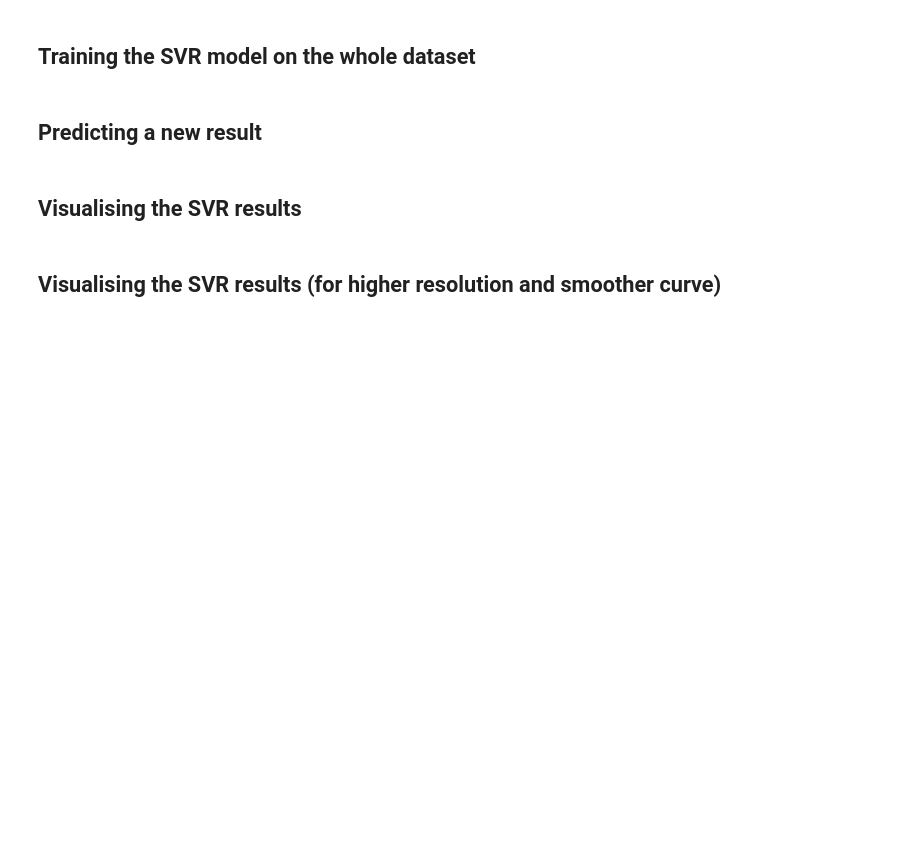
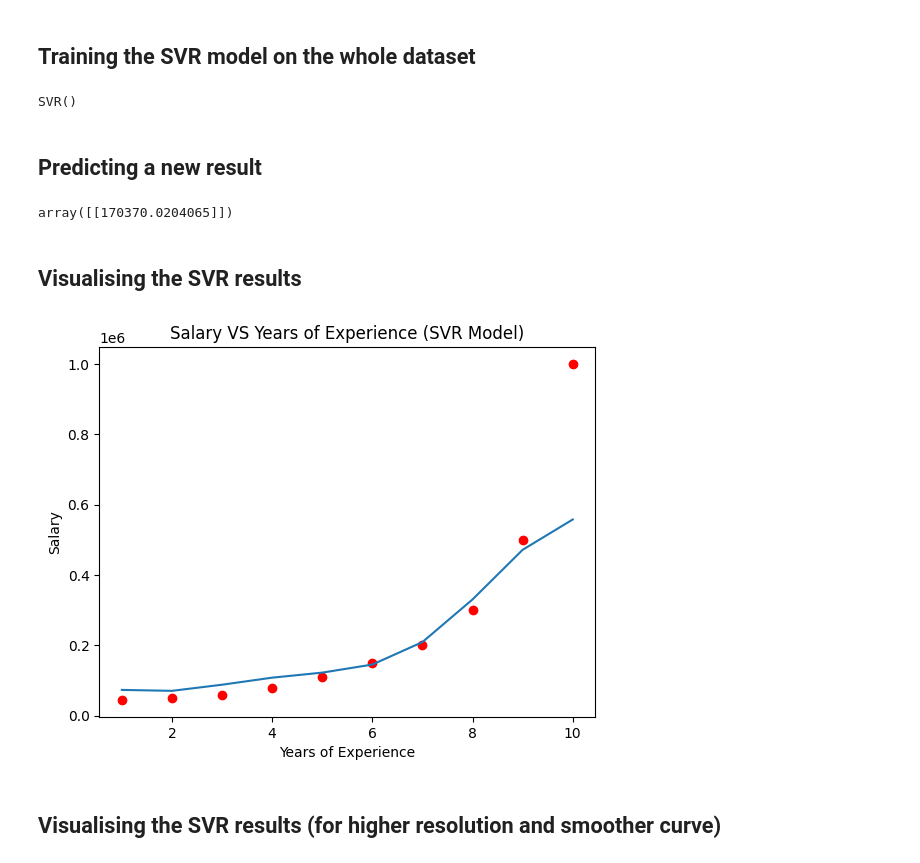
Before and after one commit to Wise-Wizard/Support-Vector-Regression, a Jupyter notebook: Copy_of_support_vector_regression.ipynb, the cells around one changed output. Cells and saved outputs as stored; diff of their text form; code cells hidden in the pictures; blank space fills up the shorter version.

```diff
--- a/Copy_of_support_vector_regression.ipynb
+++ b/Copy_of_support_vector_regression.ipynb
@@ -77,9 +77,28 @@ print(y)
  [ 2.64250325]]
 # %% [markdown]
 ## Training the SVR model on the whole dataset
+# %%
+from sklearn.svm import SVR
+regressor = SVR(kernel = 'rbf')
+regressor.fit(X, y)
+# %% [output]
+SVR()
 # %% [markdown]
 ## Predicting a new result
+# %%
+sc_y.inverse_transform([regressor.predict(sc_x.transform([[6.5]]))])
+# %% [output]
+array([[170370.0204065]])
 # %% [markdown]
 ## Visualising the SVR results
+# %%
+plt.scatter(sc_x.inverse_transform(X), sc_y.inverse_transform(y), color = 'red')
+plt.plot(sc_x.inverse_transform(X), sc_y.inverse_transform(regressor.predict(X).reshape(-1, 1)))
+plt.title("Salary VS Years of Experience (SVR Model)")
+plt.xlabel('Years of Experience')
+plt.ylabel('Salary')
+plt.show()
+# %% [output]
+[figure, added]
 # %% [markdown]
 ## Visualising the SVR results (for higher resolution and smoother curve)
```
Also changed, not shown: parts of 1 cell of this notebook.
